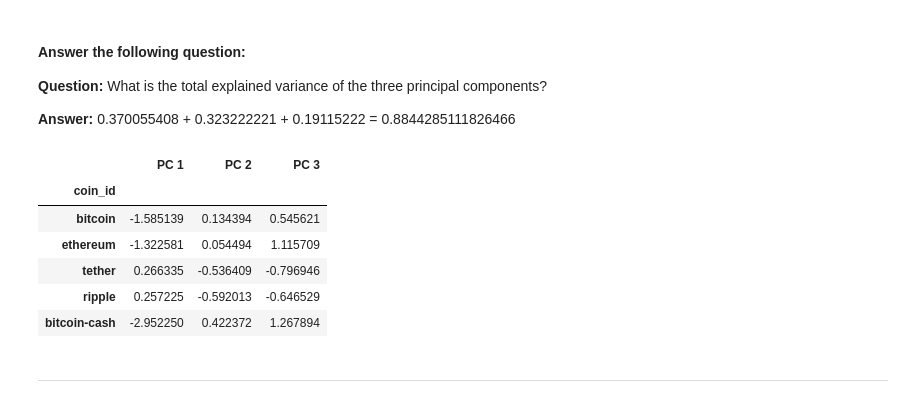
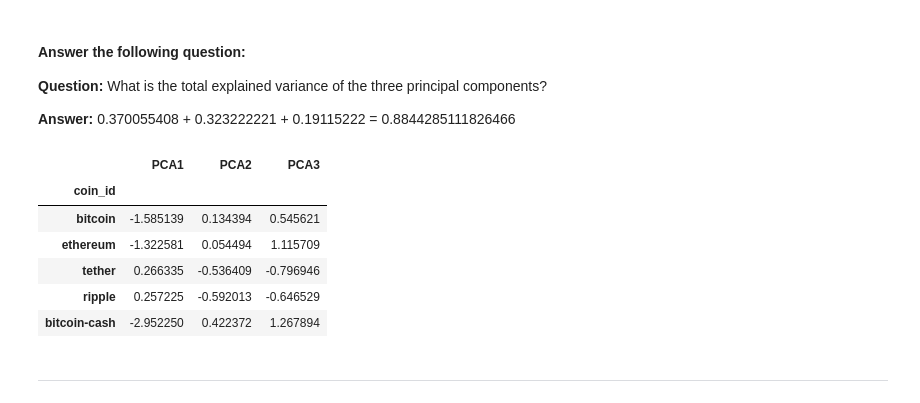
Before and after one commit to keyanap/CryptoClustering, a Jupyter notebook: Crypto_Clustering.ipynb, the cells around one changed output. Cells and saved outputs as stored; diff of their text form; code cells hidden in the pictures.

```diff
--- a/Crypto_Clustering.ipynb
+++ b/Crypto_Clustering.ipynb
@@ -109,9 +109,9 @@ inertia = []
 # 2. Fit the model to the data using `df_market_data_scaled`
 # 3. Append the model.inertia_ to the inertia list
 for i in k:
-    km = KMeans(n_clusters=i, random_state=0)
-    km.fit(scaled_df)
-    inertia.append(km.inertia_)
+    k_model = KMeans(n_clusters=i, random_state=0)
+    k_model.fit(scaled_df)
+    inertia.append(k_model.inertia_)
 # %%
 # Create a dictionary with the data to plot the Elbow curve
 elbow_data = {"k": k, "inertia": inertia}
@@ -232,20 +232,20 @@ print(sum(pca.explained_variance_ratio_))
 # %%
 # Create a new DataFrame with the PCA data.
 pca_clusters_df = pd.DataFrame(
     data=pca_clusters,
-    columns=["PC 1", "PC 2", "PC 3"]
+    columns=["PCA1", "PCA2", "PCA3"]
 )
 
 # Copy the crypto names from the original data
 pca_clusters_df["coin_id"] = list(predictions_df.index)
 
 # Set the coinid column as index
 pca_clusters_df = pca_clusters_df.set_index('coin_id')
 
 # Display sample data
 pca_clusters_df.head()
 # %% [output]
-|  | PC 1 | PC 2 | PC 3 |
+|  | PCA1 | PCA2 | PCA3 |
 | coin_id |  |  |  |
 | bitcoin | -1.585139 | 0.134394 | 0.545621 |
 | ethereum | -1.322581 | 0.054494 | 1.115709 |
```
Also changed, not shown: parts of 15 cells of this notebook, 5 other files.
